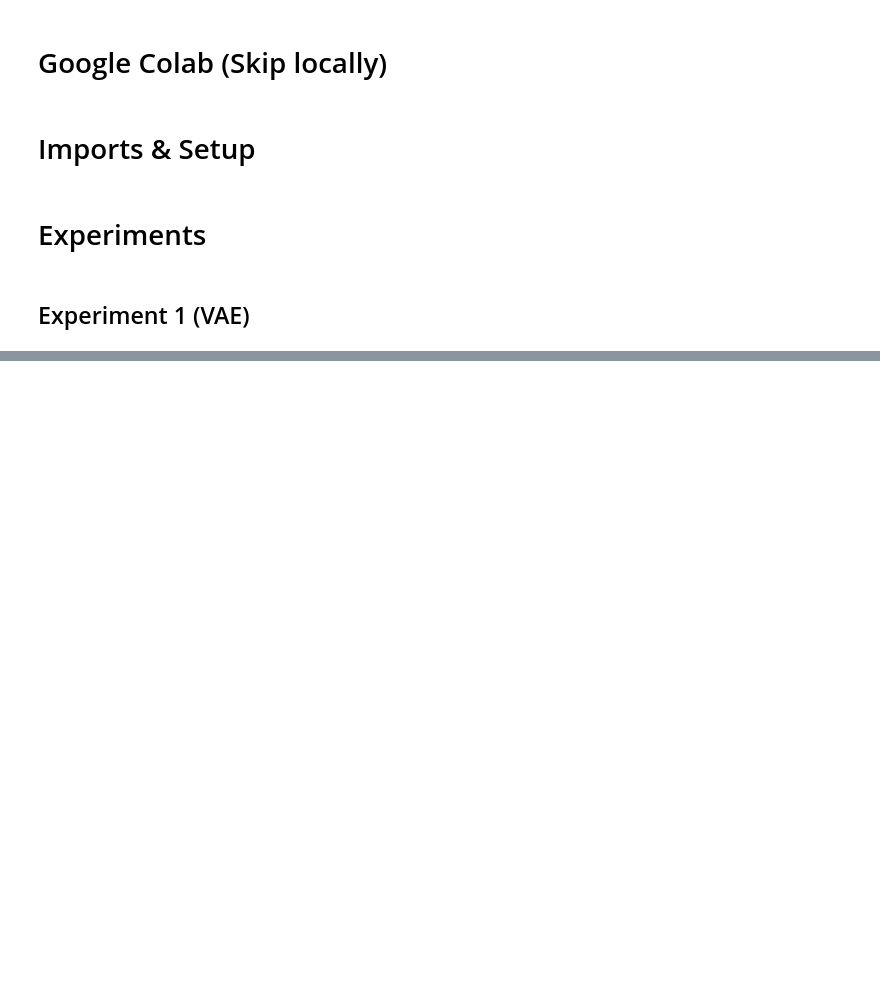
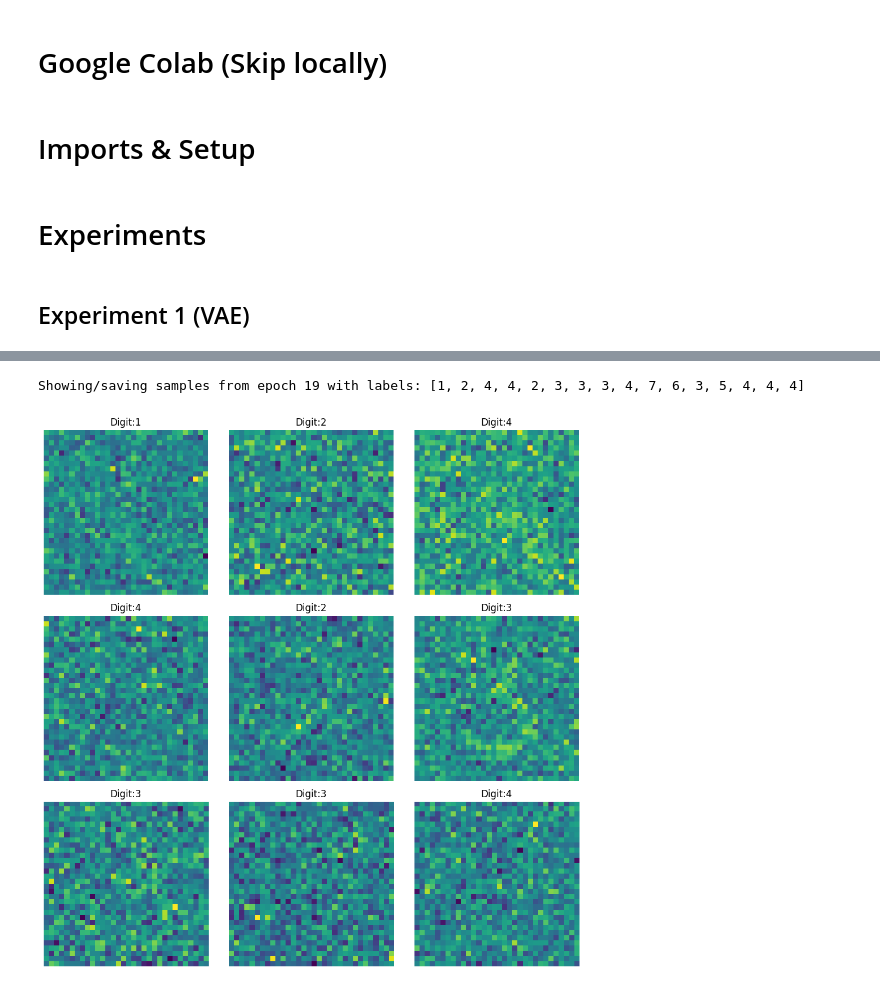
Before and after one commit to fwilhelmy/genai-experiments, a Jupyter notebook: src/main.ipynb, the cells around one changed output, grey strips where cells are left out. Drawn from its saved outputs; the diff is of its cells as text; code cells hidden in the pictures; blank space fills up the shorter version.

```diff
--- a/src/main.ipynb
+++ b/src/main.ipynb
@@ -67,2 +143,12 @@ cfg_trainer = experiment3()
+# %%
+labels=[0, 1, 2, 3, 4, 5, 6, 7, 8, 9]
+n_steps        = 250     # number of diffusion steps
+
+# 2. Generate samples
+#    This returns a tensor of shape (n_samples, C, H, W)
+samples = cfg_trainer.sample(n_steps=n_steps, show=True, save=False)
+# %% [output]
+Showing/saving samples from epoch 19 with labels: [1, 2, 4, 4, 2, 3, 3, 3, 4, 7, 6, 3, 5, 4, 4, 4]
+[figure, added]
 # %%
 # TODO make_archive('experiment3', 'zip', 'logs/experiment3')
```
Also changed, not shown: parts of 10 cells of this notebook, 3 other files.
